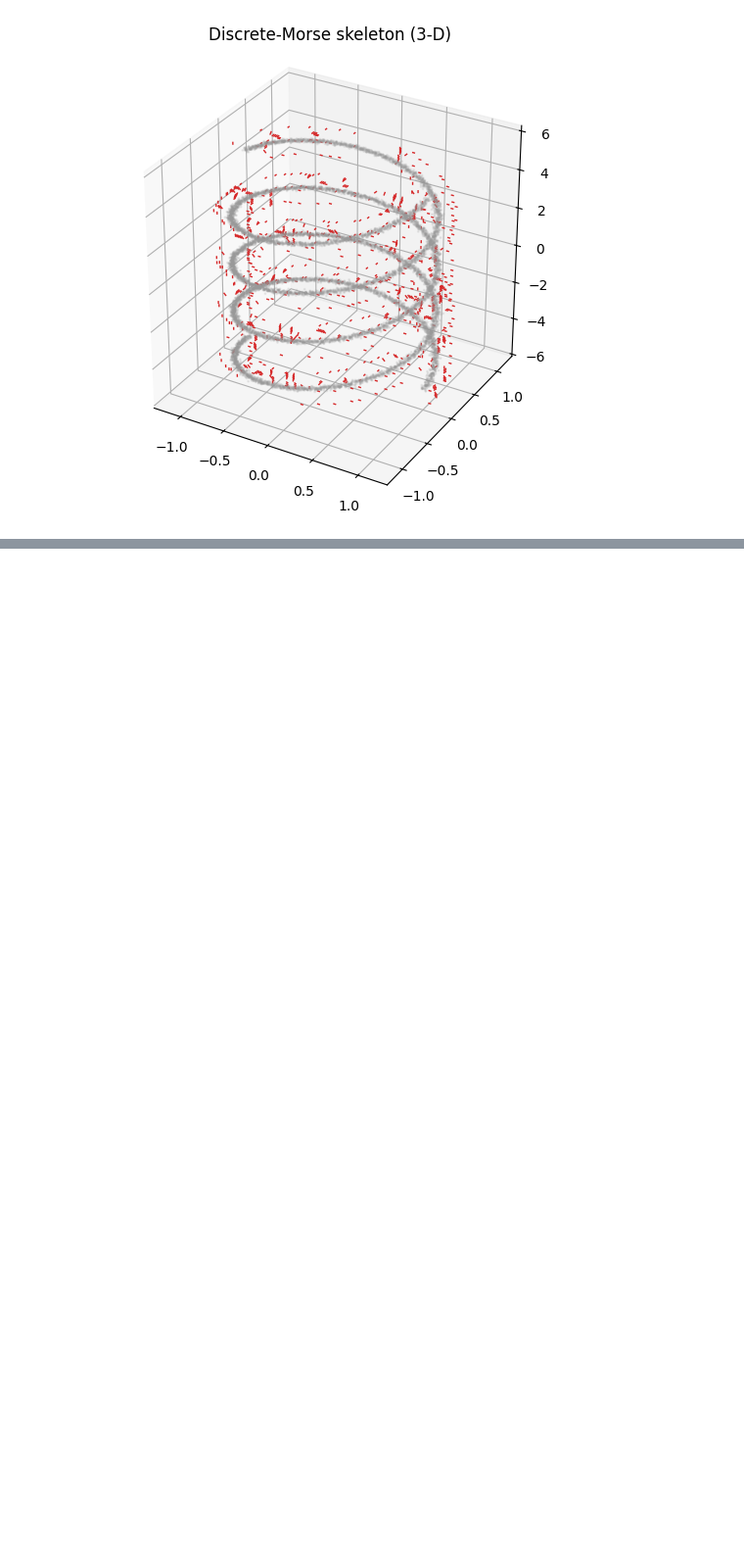
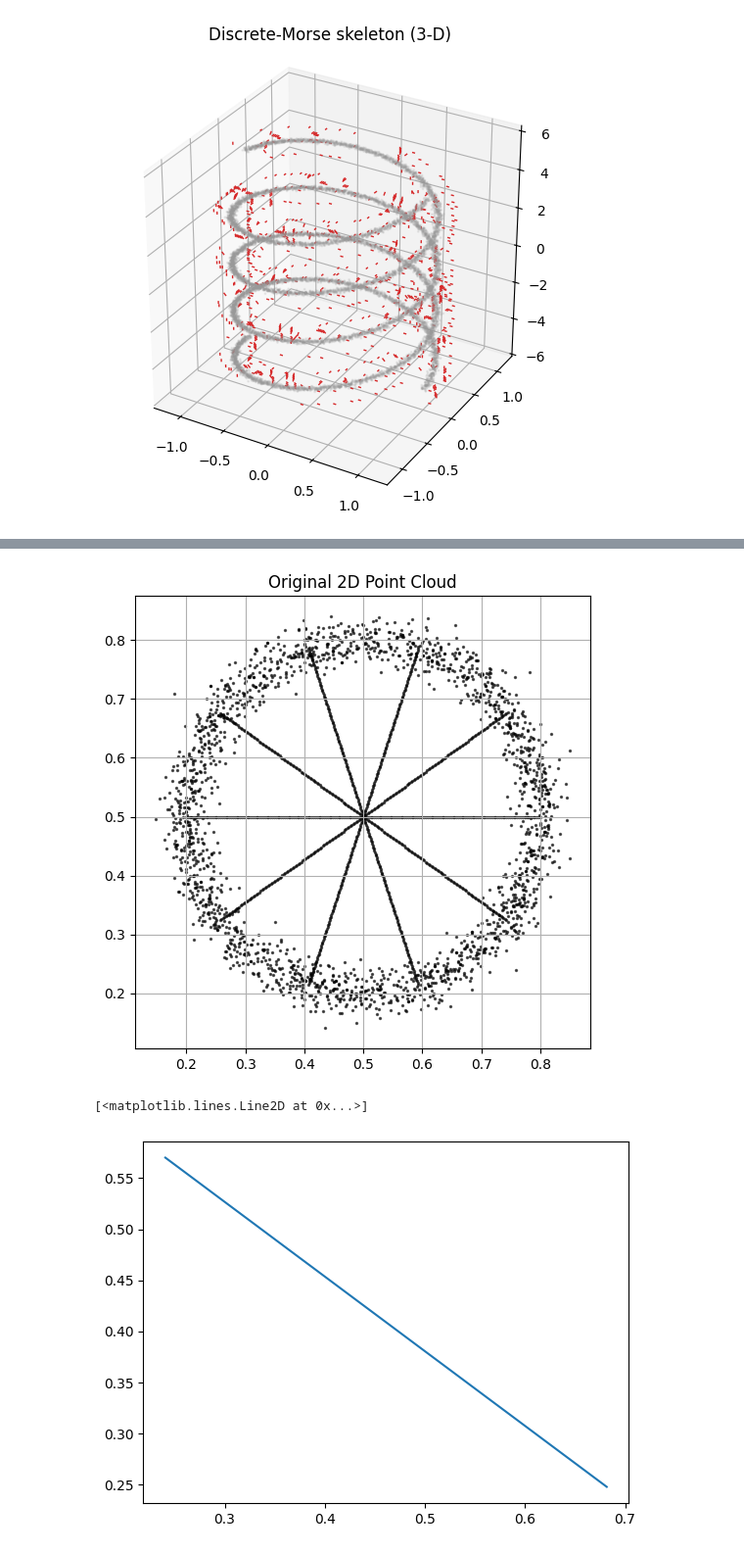
Before and after one commit to Kaf1018Zhang/Topo_Persp_Repr_SAE, a Jupyter notebook: test.ipynb, the cells around one changed output, grey strips where cells are left out. Shown at 98% size. Saved outputs shown, nothing was run; the diff lists cells and outputs as text; code cells hidden in the pictures; blank space fills up the shorter version.

```diff
--- a/test.ipynb
+++ b/test.ipynb
@@ -491,0 +477,18 @@ AttributeError: 'gudhi.cubical_complex.CubicalComplex' object has no attribute '
+# %%
+import numpy as np
+from dm_yw import yw_morse_skeleton
+from dm_full import visualize_graph3d   # 之前的可视化
+
+# 生成 noisy circle + spokes
+n = 2000
+theta = np.random.rand(n) * 2 * np.pi
+r = 0.3 + 0.02 * np.random.randn(n)
+x = 0.5 + r * np.cos(theta)
+y = 0.5 + r * np.sin(theta)
+
+# 添加 radial lines（发散辐射线）
+for angle in np.linspace(0, 2 * np.pi, 10, endpoint=False):
+    x = np.append(x, 0.5 + np.linspace(0, 0.3, 100) * np.cos(angle))
+    y = np.append(y, 0.5 + np.linspace(0, 0.3, 100) * np.sin(angle))
+
+pts = np.stack([x, y], axis=1)
@@ -491,0 +505,15 @@ AttributeError: 'gudhi.cubical_complex.CubicalComplex' object has no attribute '
+# %%
+import matplotlib.pyplot as plt
+
+
+plt.figure(figsize=(6, 6))
+plt.scatter(pts[:, 0], pts[:, 1], s=2, c="black", alpha=0.6)
+plt.title("Original 2D Point Cloud")
+plt.axis("equal")
+plt.grid(True)
+plt.show()
+plt.plot(pts[0], pts[1])
+# %% [output]
+[figure, added]
+[<matplotlib.lines.Line2D at 0x...>]
+[figure, added]
```
Also changed, not shown: parts of 7 cells of this notebook, 5 other files.
